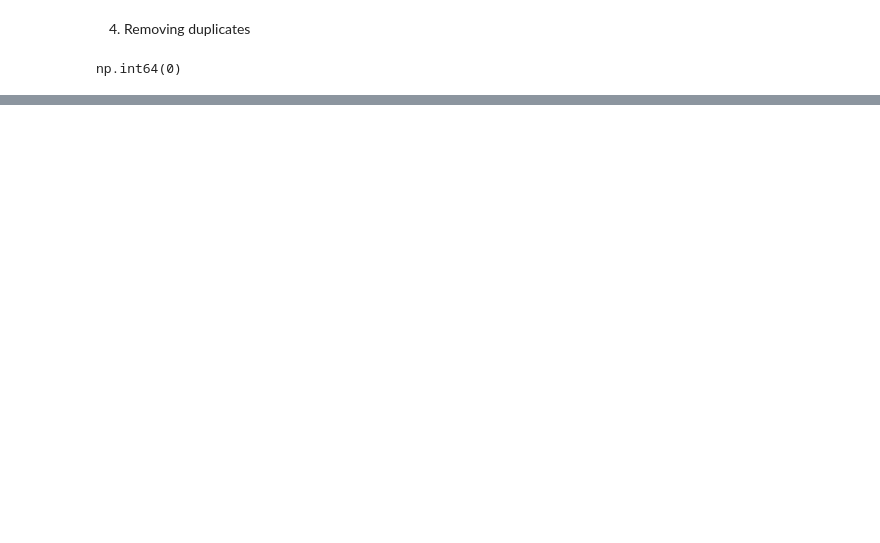
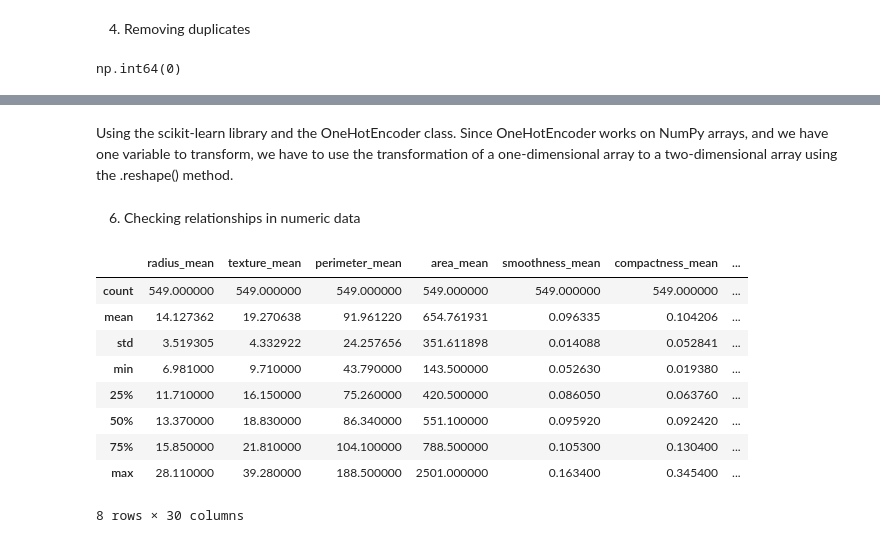
Before and after one commit to UrosVukmanovic/Data_Science_Coders_Lab, a Jupyter notebook: ML/prework/MAL Prework - downloadable files/scikit-learn_model_data_preparation.ipynb, the cells around one changed output, grey strips where cells are left out. Drawn from its saved outputs; the diff is of its cells as text; code cells hidden in the pictures; blank space fills up the shorter version.

```diff
--- a/ML/prework/MAL Prework - downloadable files/scikit-learn_model_data_preparation.ipynb
+++ b/ML/prework/MAL Prework - downloadable files/scikit-learn_model_data_preparation.ipynb
@@ -188,0 +259,2 @@ np.int64(0)
+# %% [markdown]
+Using the scikit-learn library and the OneHotEncoder class. Since OneHotEncoder works on NumPy arrays, and we have one variable to transform, we have to use the transformation of a one-dimensional array to a two-dimensional array using the .reshape() method.
@@ -188,0 +283,16 @@ np.int64(0)
+# %% [markdown]
+6. Checking relationships in numeric data
+# %%
+# Show DataFrame statistics
+cancer_df.describe()
+# %% [output]
+|  | radius_mean | texture_mean | perimeter_mean | area_mean | smoothness_mean | compactness_mean | ... |
+| count | 549.000000 | 549.000000 | 549.000000 | 549.000000 | 549.000000 | 549.000000 | ... |
+| mean | 14.127362 | 19.270638 | 91.961220 | 654.761931 | 0.096335 | 0.104206 | ... |
+| std | 3.519305 | 4.332922 | 24.257656 | 351.611898 | 0.014088 | 0.052841 | ... |
+| min | 6.981000 | 9.710000 | 43.790000 | 143.500000 | 0.052630 | 0.019380 | ... |
+| 25% | 11.710000 | 16.150000 | 75.260000 | 420.500000 | 0.086050 | 0.063760 | ... |
+| 50% | 13.370000 | 18.830000 | 86.340000 | 551.100000 | 0.095920 | 0.092420 | ... |
+| 75% | 15.850000 | 21.810000 | 104.100000 | 788.500000 | 0.105300 | 0.130400 | ... |
+| max | 28.110000 | 39.280000 | 188.500000 | 2501.000000 | 0.163400 | 0.345400 | ... |
+8 rows × 30 columns
```
Also changed, not shown: parts of 25 cells of this notebook.
